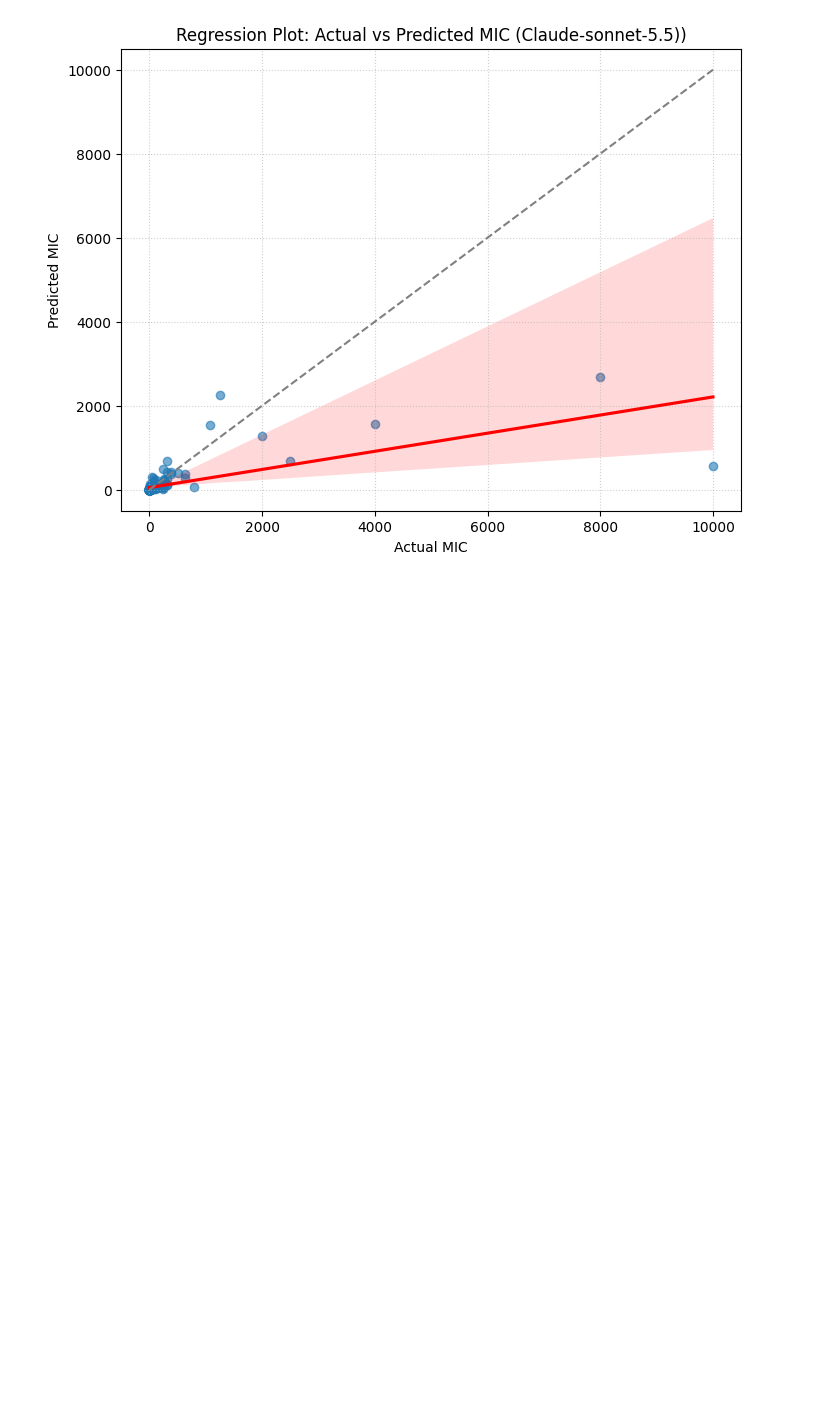
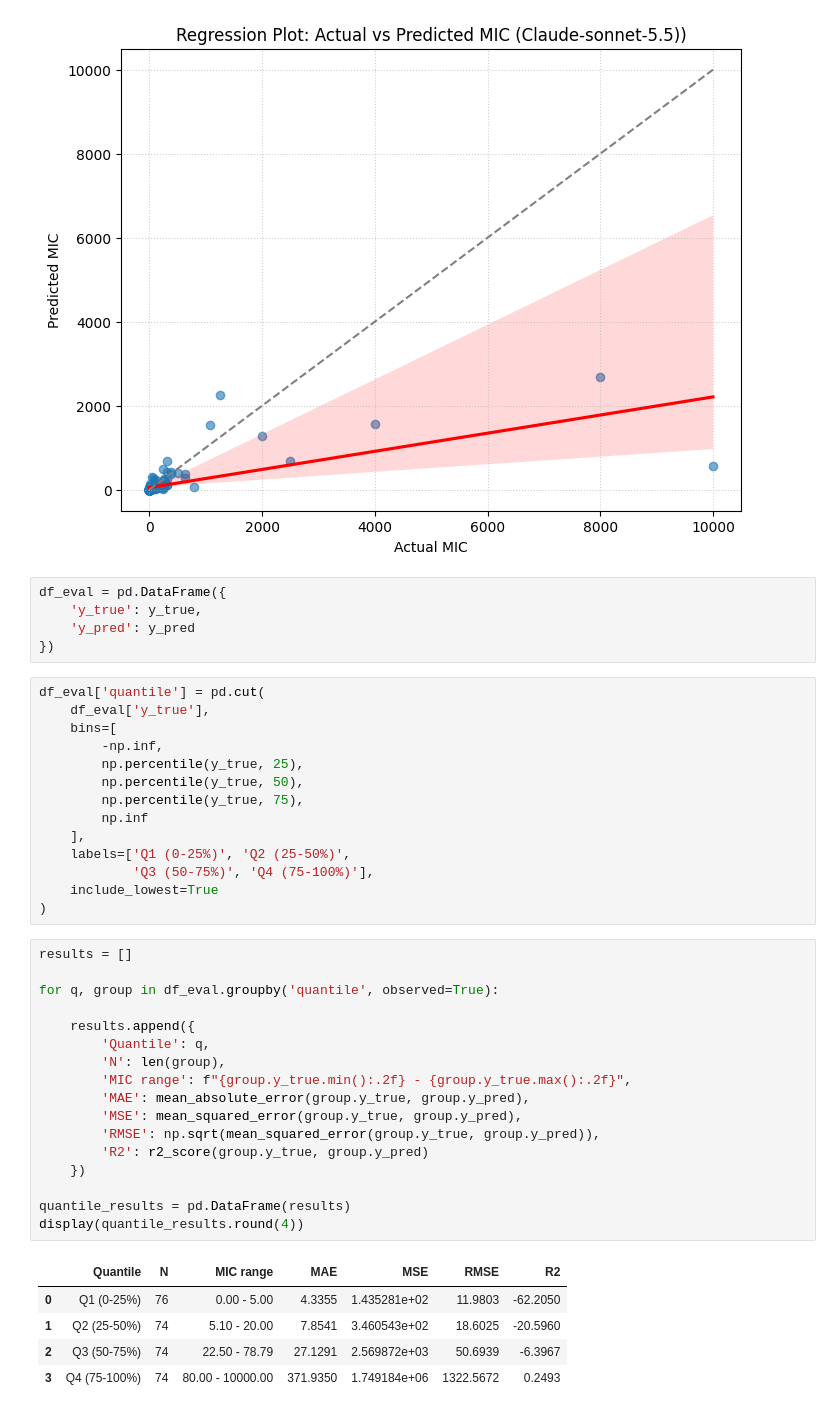
Before and after one commit to BaoNguyen151654/Biomed_DataScience, a Jupyter notebook: Performance_seltox_claude/MIC/Claude_MIC.ipynb, the cells around one changed output. Cells and saved outputs as stored; diff of their text form; blank space fills up the shorter version.

```diff
--- a/Performance_seltox_claude/MIC/Claude_MIC.ipynb
+++ b/Performance_seltox_claude/MIC/Claude_MIC.ipynb
@@ -41,3 +75,45 @@ plt.grid(True, linestyle=':', alpha=0.6)
 plt.show()
 # %% [output]
 [figure]
+# %%
+df_eval = pd.DataFrame({
+    'y_true': y_true,
+    'y_pred': y_pred
+})
+# %%
+df_eval['quantile'] = pd.cut(
+    df_eval['y_true'],
+    bins=[
+        -np.inf,
+        np.percentile(y_true, 25),
+        np.percentile(y_true, 50),
+        np.percentile(y_true, 75),
+        np.inf
+    ],
+    labels=['Q1 (0-25%)', 'Q2 (25-50%)',
+            'Q3 (50-75%)', 'Q4 (75-100%)'],
+    include_lowest=True
+)
+# %%
+results = []
+
+for q, group in df_eval.groupby('quantile', observed=True):
+
+    results.append({
+        'Quantile': q,
+        'N': len(group),
+        'MIC range': f"{group.y_true.min():.2f} - {group.y_true.max():.2f}",
+        'MAE': mean_absolute_error(group.y_true, group.y_pred),
+        'MSE': mean_squared_error(group.y_true, group.y_pred),
+        'RMSE': np.sqrt(mean_squared_error(group.y_true, group.y_pred)),
+        'R2': r2_score(group.y_true, group.y_pred)
+    })
+
+quantile_results = pd.DataFrame(results)
+display(quantile_results.round(4))
+# %% [output]
+|  | Quantile | N | MIC range | MAE | MSE | RMSE | R2 |
+| 0 | Q1 (0-25%) | 76 | 0.00 - 5.00 | 4.3355 | 1.435281e+02 | 11.9803 | -62.2050 |
+| 1 | Q2 (25-50%) | 74 | 5.10 - 20.00 | 7.8541 | 3.460543e+02 | 18.6025 | -20.5960 |
+| 2 | Q3 (50-75%) | 74 | 22.50 - 78.79 | 27.1291 | 2.569872e+03 | 50.6939 | -6.3967 |
+| 3 | Q4 (75-100%) | 74 | 80.00 - 10000.00 | 371.9350 | 1.749184e+06 | 1322.5672 | 0.2493 |
```
Also changed, not shown: parts of 4 cells of this notebook.
